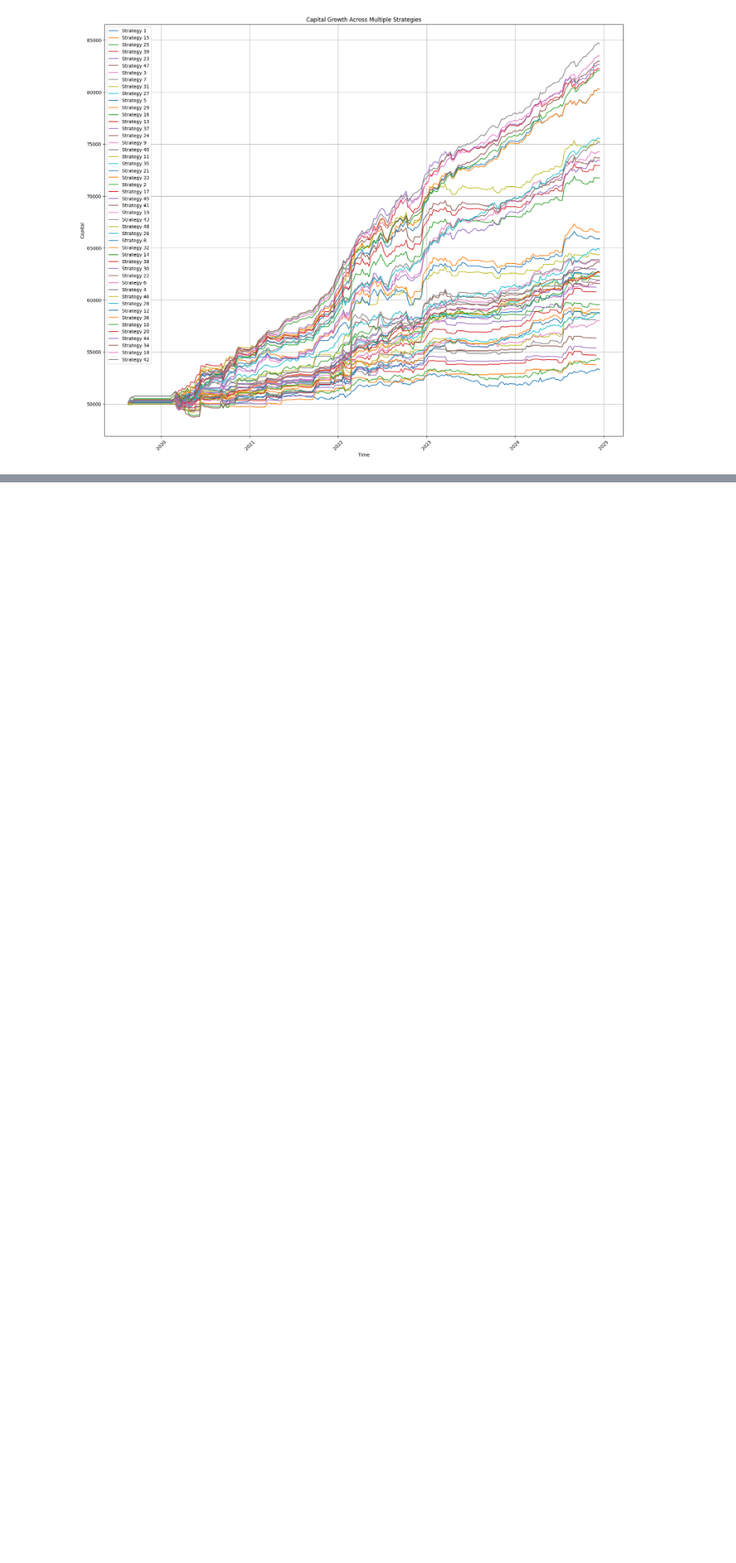
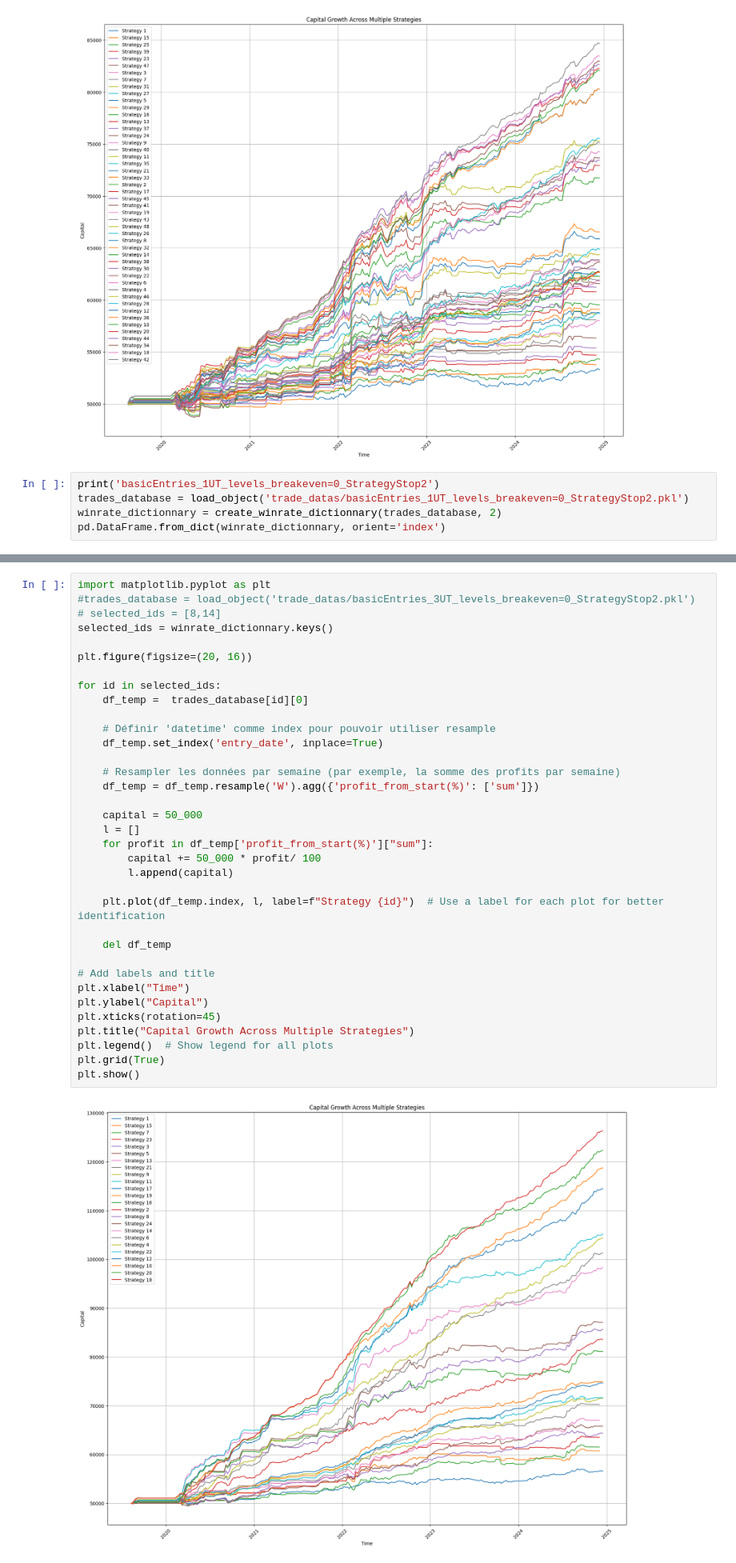
Before and after one commit to tessanix/Backtest_Trading, a Jupyter notebook: strategies_backtest.ipynb, the cells around one changed output, grey strips where cells are left out. Shown at 80% size. Drawn from its saved outputs; the diff is of its cells as text; blank space fills up the shorter version.

```diff
--- a/strategies_backtest.ipynb
+++ b/strategies_backtest.ipynb
@@ -305,3 +137,8 @@ plt.grid(True)
 plt.show()
 # %% [output]
 [figure]
+# %%
+print('basicEntries_1UT_levels_breakeven=0_StrategyStop2')
+trades_database = load_object('trade_datas/basicEntries_1UT_levels_breakeven=0_StrategyStop2.pkl')
+winrate_dictionnary = create_winrate_dictionnary(trades_database, 2)
+pd.DataFrame.from_dict(winrate_dictionnary, orient='index')
@@ -308,3 +164,40 @@ plt.show()
+# %%
+import matplotlib.pyplot as plt
+#trades_database = load_object('trade_datas/basicEntries_3UT_levels_breakeven=0_StrategyStop2.pkl')
+# selected_ids = [8,14]
+selected_ids = winrate_dictionnary.keys()
+
+plt.figure(figsize=(20, 16))
+
+for id in selected_ids:
+    df_temp =  trades_database[id][0]
+
+    # Définir 'datetime' comme index pour pouvoir utiliser resample
+    df_temp.set_index('entry_date', inplace=True)
+
+    # Resampler les données par semaine (par exemple, la somme des profits par semaine)
+    df_temp = df_temp.resample('W').agg({'profit_from_start(%)': ['sum']})
+
+    capital = 50_000
+    l = []
+    for profit in df_temp['profit_from_start(%)']["sum"]:
+        capital += 50_000 * profit/ 100
+        l.append(capital)
+
+    plt.plot(df_temp.index, l, label=f"Strategy {id}")  # Use a label for each plot for better identification
+
+    del df_temp
+
+# Add labels and title
+plt.xlabel("Time")
+plt.ylabel("Capital")
+plt.xticks(rotation=45)
+plt.title("Capital Growth Across Multiple Strategies")
+plt.legend()  # Show legend for all plots
+plt.grid(True)
+plt.show()
+# %% [output]
+[figure, added]
 # %%
 import matplotlib.pyplot as plt
 
```
Also changed, not shown: parts of 8 cells of this notebook, 6 other files.
